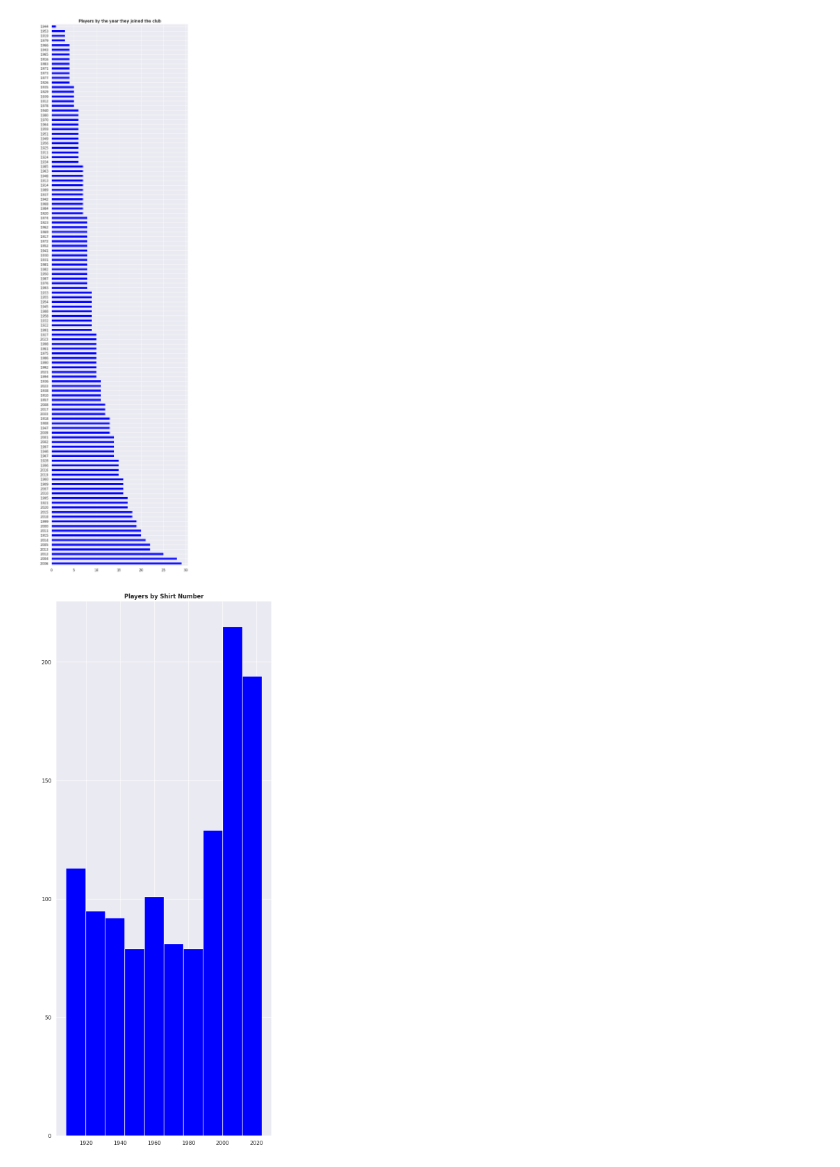
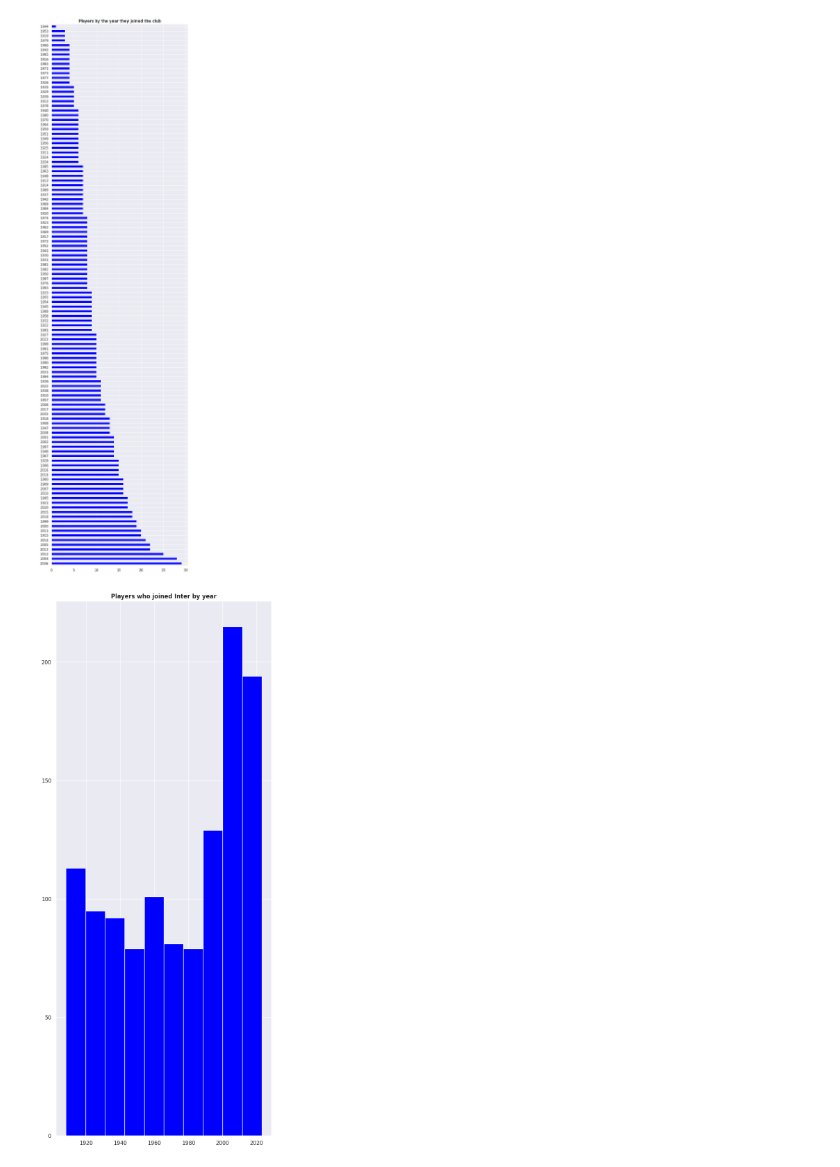
Before and after one commit to guilhermelaviola/InterMilan, a Jupyter notebook: AllPlayers.ipynb, the cells around one changed output. Saved outputs shown, nothing was run; the diff lists cells and outputs as text; code cells hidden in the pictures.

```diff
--- a/AllPlayers.ipynb
+++ b/AllPlayers.ipynb
@@ -73,8 +75,8 @@ plt.show()
 # %%
 # Displaying players by shirt number:
 players['Year joined'].plot(kind = 'hist', color = 'blue', figsize = (8, 20))
 plt.ylabel(None)
-plt.title('Players by Shirt Number', fontweight = 'bold')
+plt.title('Players who joined Inter by year', fontweight = 'bold')
 plt.show()
 # %% [output]
-[figure, old version]
+[figure, new version]
```
Also changed, not shown: parts of 11 cells of this notebook.
